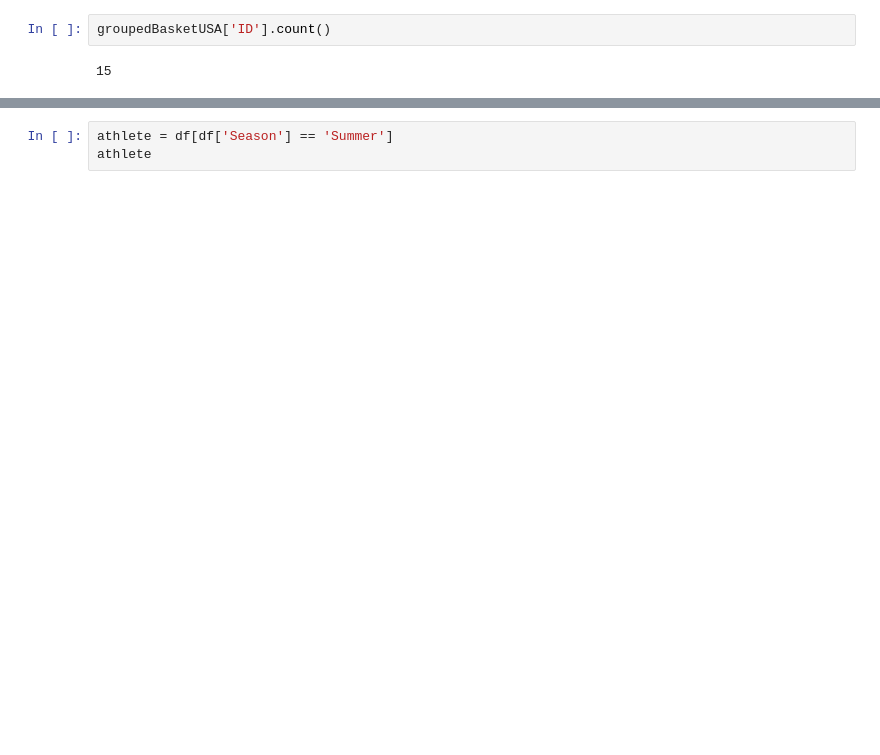
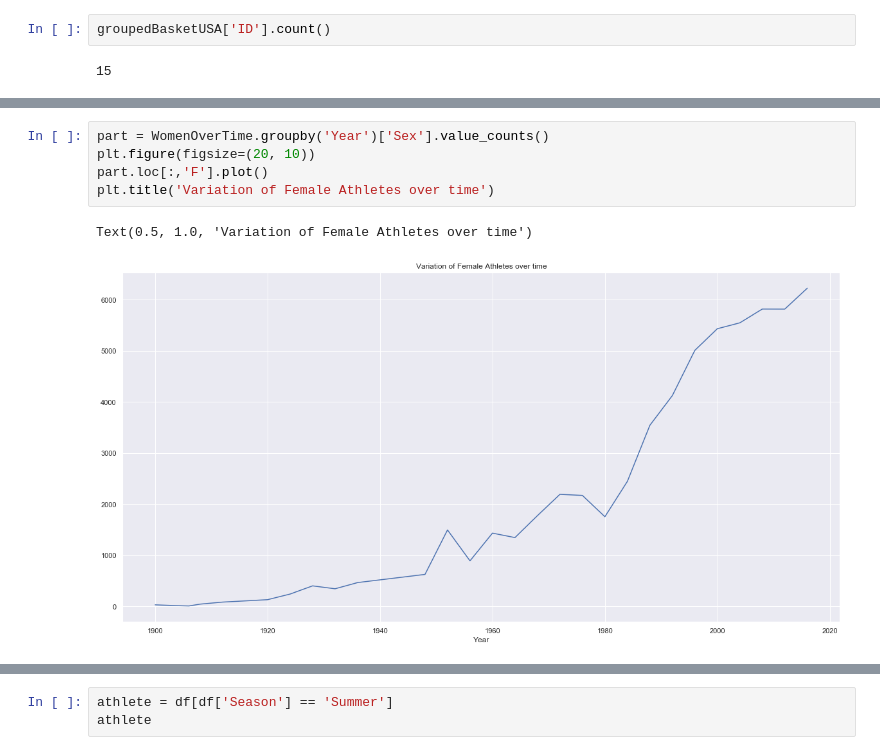
Before and after one commit to baiyuelang/olympic, a Jupyter notebook: final_project.ipynb, the cells around one changed output, grey strips where cells are left out. Drawn from its saved outputs; the diff is of its cells as text; blank space fills up the shorter version.

```diff
--- a/final_project.ipynb
+++ b/final_project.ipynb
@@ -221,0 +217,8 @@ groupedBasketUSA['ID'].count()
+# %%
+part = WomenOverTime.groupby('Year')['Sex'].value_counts()
+plt.figure(figsize=(20, 10))
+part.loc[:,'F'].plot()
+plt.title('Variation of Female Athletes over time')
+# %% [output]
+Text(0.5, 1.0, 'Variation of Female Athletes over time')
+[figure, added]
```
Also changed, not shown: parts of 35 cells of this notebook.
